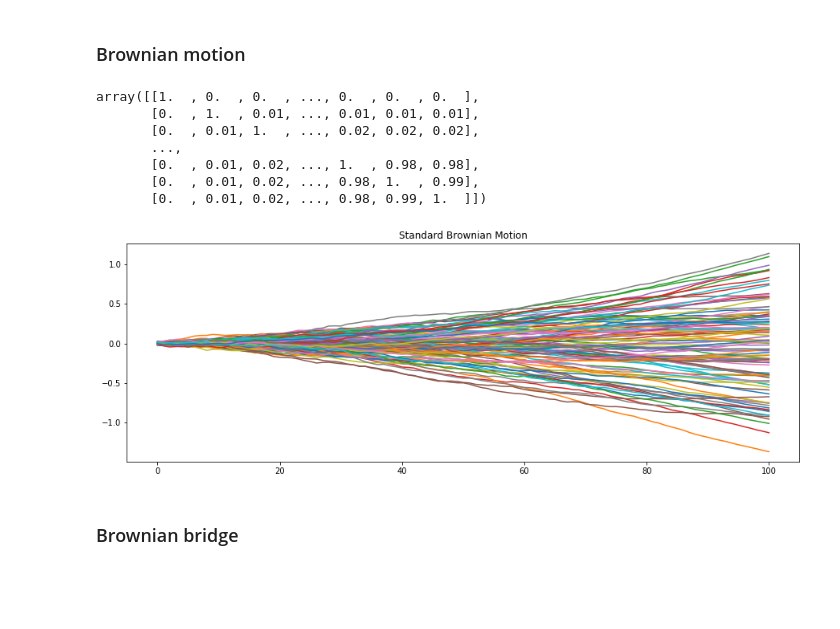
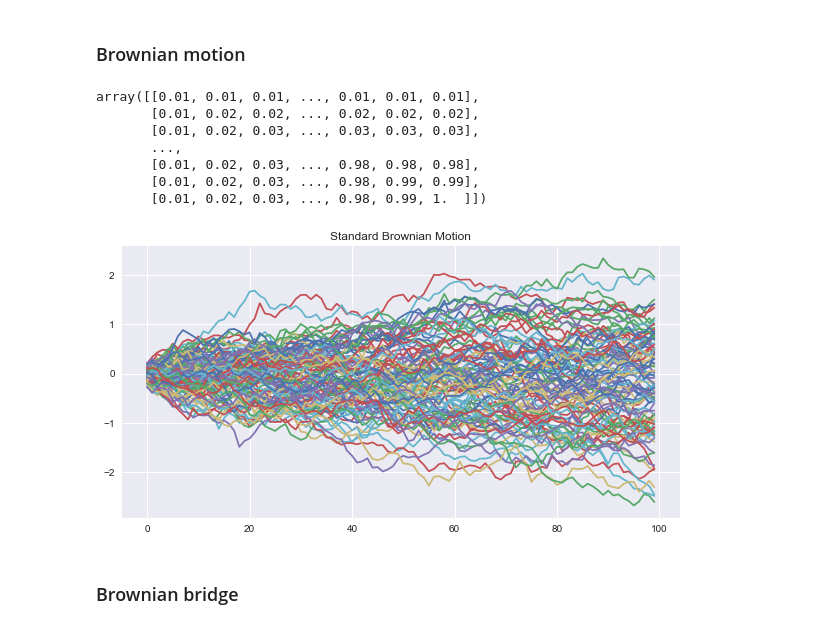
Before and after one commit to raj-rao-rr/MTH_5500, a Jupyter notebook: hw2_mth5500_rao_mahi_chernositov.ipynb, the cells around one changed output. Saved outputs shown, nothing was run; the diff lists cells and outputs as text; code cells hidden in the pictures; blank space fills up the shorter version.

```diff
--- a/hw2_mth5500_rao_mahi_chernositov.ipynb
+++ b/hw2_mth5500_rao_mahi_chernositov.ipynb
@@ -4,9 +4,10 @@
 import math
 import numpy as np
 import matplotlib.pyplot as plt
+plt.style.use('seaborn')
 %matplotlib inline
 # %%
-time_index = np.arange(0.0, 1.01, 0.01)
+time_index = np.arange(0.01, 1.01, 0.01)
 # %%
 time_index.shape
 # %% [output]
@@ -32,26 +33,26 @@ def ornstein_uhlenbeck(s: float, t:float, type:int):
 # %% [markdown]
 ### Brownian motion
 # %%
-bm_cov = np.reshape(np.array([1 if i == j else brownian_c(i,j) for j in time_index for i in time_index]), (101,101))
+bm_cov = np.reshape(np.array([brownian_c(i,j) for j in time_index for i in time_index]), (100,100))
 # %%
 bm_cov
 # %% [output]
-array([[1.  , 0.  , 0.  , ..., 0.  , 0.  , 0.  ],
-       [0.  , 1.  , 0.01, ..., 0.01, 0.01, 0.01],
-       [0.  , 0.01, 1.  , ..., 0.02, 0.02, 0.02],
+array([[0.01, 0.01, 0.01, ..., 0.01, 0.01, 0.01],
+       [0.01, 0.02, 0.02, ..., 0.02, 0.02, 0.02],
+       [0.01, 0.02, 0.03, ..., 0.03, 0.03, 0.03],
        ...,
-       [0.  , 0.01, 0.02, ..., 1.  , 0.98, 0.98],
-       [0.  , 0.01, 0.02, ..., 0.98, 1.  , 0.99],
-       [0.  , 0.01, 0.02, ..., 0.98, 0.99, 1.  ]])
+       [0.01, 0.02, 0.03, ..., 0.98, 0.98, 0.98],
+       [0.01, 0.02, 0.03, ..., 0.98, 0.99, 0.99],
+       [0.01, 0.02, 0.03, ..., 0.98, 0.99, 1.  ]])
 # %%
-bm_plot = np.array([np.linalg.cholesky(bm_cov).dot(np.random.normal(loc=0, scale=0.01, size=101)) for _ in range(101)])
+bm_plot = np.array([np.linalg.cholesky(bm_cov).dot(np.random.normal(loc=0, scale=1, size=100)) for _ in range(100)])
 # %%
-plt.figure(figsize=(15,5))
+plt.figure(figsize=(10,5))
 plt.title('Standard Brownian Motion')
-for i in range(101):
-    plt.plot(np.cumsum(bm_plot[i]))
+for i in bm_plot:
+    plt.plot(i)
 # %% [output]
-[figure, old version]
+[figure, new version]
 # %% [markdown]
 ### Brownian bridge
 # %%
```
Also changed, not shown: parts of 11 cells of this notebook.
